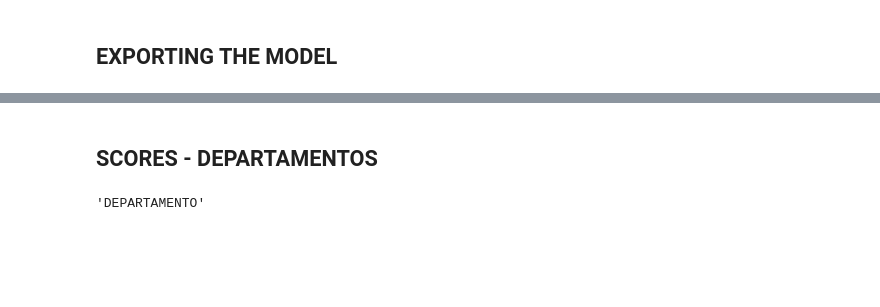
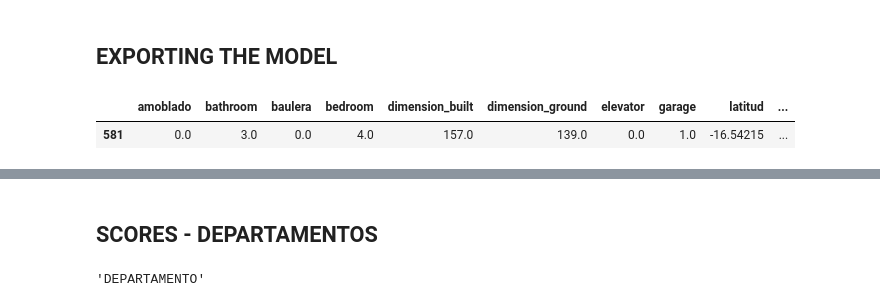
Before and after one commit to mamanipatricia/machineLearningThesis, a Jupyter notebook: 4-v2-ULTRACASAS/4***modelS.ipynb, the cells around one changed output, grey strips where cells are left out. Cells and saved outputs as stored; diff of their text form; code cells hidden in the pictures; blank space fills up the shorter version.

```diff
--- a/4-v2-ULTRACASAS/4***modelS.ipynb
+++ b/4-v2-ULTRACASAS/4***modelS.ipynb
@@ -1135,6 +1250,11 @@ TEMPD = pd.read_csv('./departamentosN.csv')
 # row = TEMP[TEMP['latitud'] == pp['latitud'].values[0]]
 # original_price = row['price'].values[0]
 # original_price
+# %%
+XD_test.sample(1)
+# %% [output]
+|  | amoblado | bathroom | baulera | bedroom | dimension_built | dimension_ground | elevator | garage | latitud | ... |
+| 581 | 0.0 | 3.0 | 0.0 | 4.0 | 157.0 | 139.0 | 0.0 | 1.0 | -16.54215 | ... |
 # %%
 pp = XC_test.sample(1)
 row = TEMP[TEMP['latitud'] == pp['latitud'].values[0]]
```
Also changed, not shown: parts of 55 cells of this notebook.
